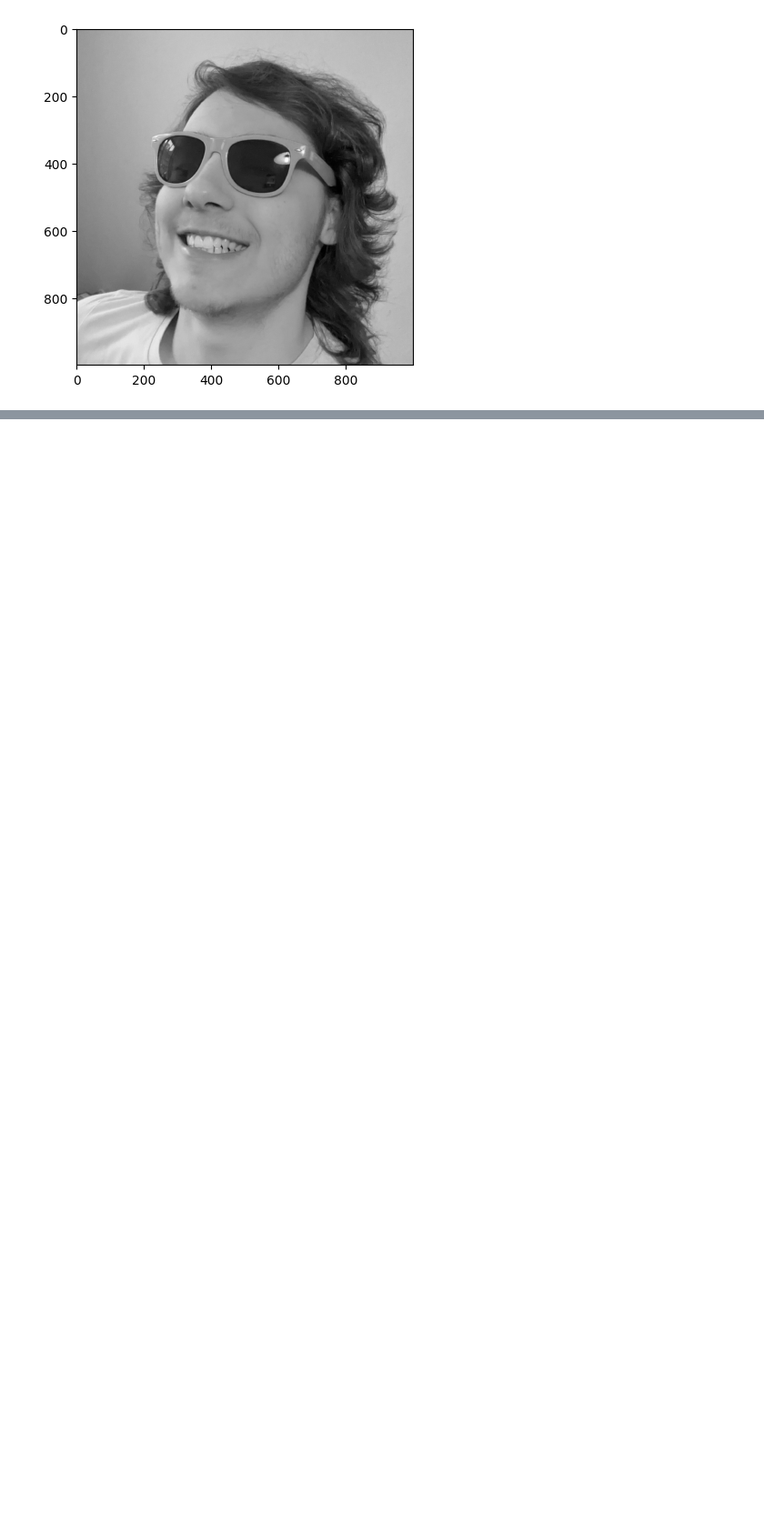
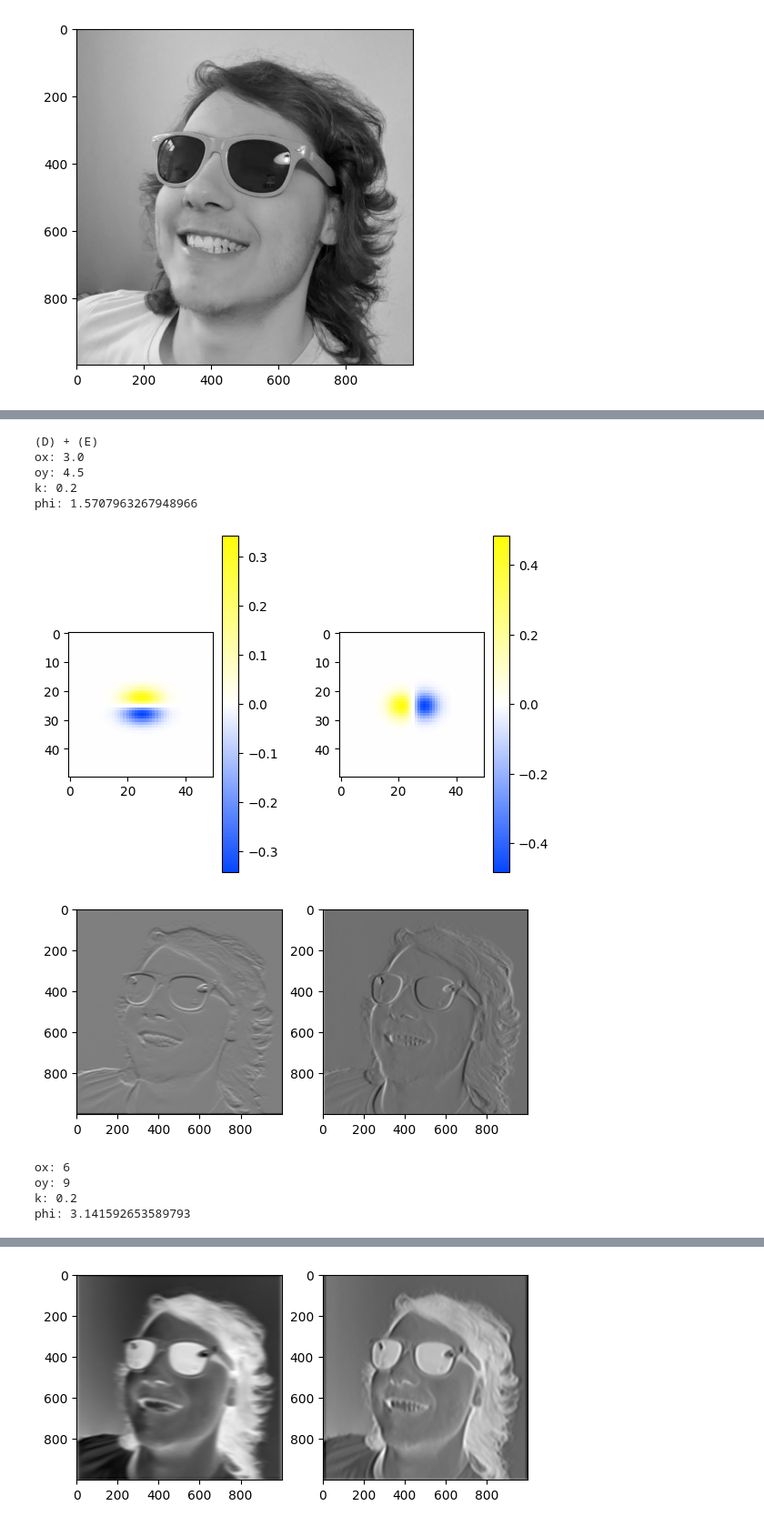
Before and after one commit to Rismosch/homework_understanding_vision, a Jupyter notebook: Homework1.ipynb, the cells around one changed output, grey strips where cells are left out. Shown at 91% size. Drawn from its saved outputs; the diff is of its cells as text; code cells hidden in the pictures; blank space fills up the shorter version.

```diff
--- a/Homework1.ipynb
+++ b/Homework1.ipynb
@@ -205,6 +264,7 @@ class Parameter:
         self.k = k
         self.phi = phi
 
+# https://www.desmos.com/calculator/qg2mdr2mqz
 def make_receptive_field_kernel(p: Parameter, orientation):
     kernel = np.zeros((p.kernel_width, p.kernel_width))
 
@@ -233,56 +293,65 @@ def make_receptive_field_kernel(p: Parameter, orientation):
 
 # define parameters
 parameters = [
-    Parameter(50, ox=15, oy=15, k=2*math.pi/30, phi=math.pi*0.00),
-    Parameter(50, ox=15, oy=15, k=2*math.pi/30, phi=math.pi*0.33),
-    Parameter(50, ox=15, oy=15, k=2*math.pi/30, phi=math.pi*0.66),
-    Parameter(50, ox=15, oy=15, k=2*math.pi/30, phi=math.pi*1.00),
-
-    Parameter(50, ox=10, oy=10, k=2*math.pi/30, phi=0),
-    Parameter(50, ox=20, oy=10, k=2*math.pi/30, phi=0),
-    Parameter(50, ox=50, oy=10, k=2*math.pi/30, phi=0),
-
-    Parameter(50, ox=10, oy=5, k=2*math.pi/30, phi=0),
-    Parameter(50, ox=10, oy=15, k=2*math.pi/30, phi=0),
-    Parameter(50, ox=10, oy=30, k=2*math.pi/30, phi=0),
-
-    Parameter(50, ox=15, oy=15, k=math.pi*0.00, phi=0),
-    Parameter(50, ox=15, oy=15, k=math.pi*0.33, phi=0),
-    Parameter(50, ox=15, oy=15, k=math.pi*0.66, phi=0),
-    Parameter(50, ox=15, oy=15, k=math.pi*1.00, phi=0),
+    Parameter(50, ox=3.0, oy=4.5, k=0.2, phi=math.pi/2),
+    Parameter(50, ox=6, oy=9, k=0.2, phi=math.pi),
+    Parameter(50, ox=6, oy=9, k=0.5, phi=0),
 ]
 
 # generate, apply kernel and plot resulting image
 for p in parameters:
     print(f"ox: {p.ox}")
     print(f"oy: {p.oy}")
     print(f"k: {p.k}")
     print(f"phi: {p.phi}")
 
     kernel_vertical = make_receptive_field_kernel(p, Orientation.VERTICAL)
     kernel_horizontal = make_receptive_field_kernel(p, Orientation.HORIZONTAL)
 
     # plot kernel
     fig, axes = plt.subplots(1, 2)
 
-    min, max = find_min_max(kernel_vertical)
-    im0 = axes[0].imshow(kernel_vertical, vmin=min, vmax=max)
+    #min, max = find_min_max(kernel_vertical)
+    #im0 = axes[0].imshow(kernel_vertical, vmin=min, vmax=max)
+    #fig.colorbar(im0, ax=axes[0])
+#
+    #min, max = find_min_max(kernel_horizontal)
+    #im1 = axes[1].imshow(kernel_horizontal, vmin=min, vmax=max)
+    #fig.colorbar(im1, ax=axes[1])
+
+    norm, cmap = make_gradient(kernel_vertical)
+    im0 = axes[0].imshow(kernel_vertical, norm=norm, cmap=cmap)
     fig.colorbar(im0, ax=axes[0])
 
-    min, max = find_min_max(kernel_horizontal)
-    im1 = axes[1].imshow(kernel_horizontal, vmin=min, vmax=max)
+    norm, cmap = make_gradient(kernel_horizontal)
+    im1 = axes[1].imshow(kernel_horizontal, norm=norm, cmap=cmap)
     fig.colorbar(im1, ax=axes[1])
 
     fig.subplots_adjust(wspace=0.5)
 
     plt.show()
 
     # apply kernel and plot image
     fig, axes = plt.subplots(1, 2)
 
     out = convolve2d(img, kernel_vertical, mode='same')
     axes[0].imshow(out, cmap="gray")
     out = convolve2d(img, kernel_horizontal, mode='same')
     axes[1].imshow(out, cmap="gray")
 
     plt.show()
+
+# explanation
+# sigma o controls the width of the gaussian, k the frequenzy of the wave, and phi the phase
+# %% [output]
+(D) + (E)
+ox: 3.0
+oy: 4.5
+k: 0.2
+phi: 1.5707963267948966
+[figure, added]
+[figure, added]
+ox: 6
+oy: 9
+k: 0.2
+phi: 3.141592653589793
@@ -288,0 +359 @@ for p in parameters:
+[figure, added]
```
Also changed, not shown: parts of 4 cells of this notebook.
